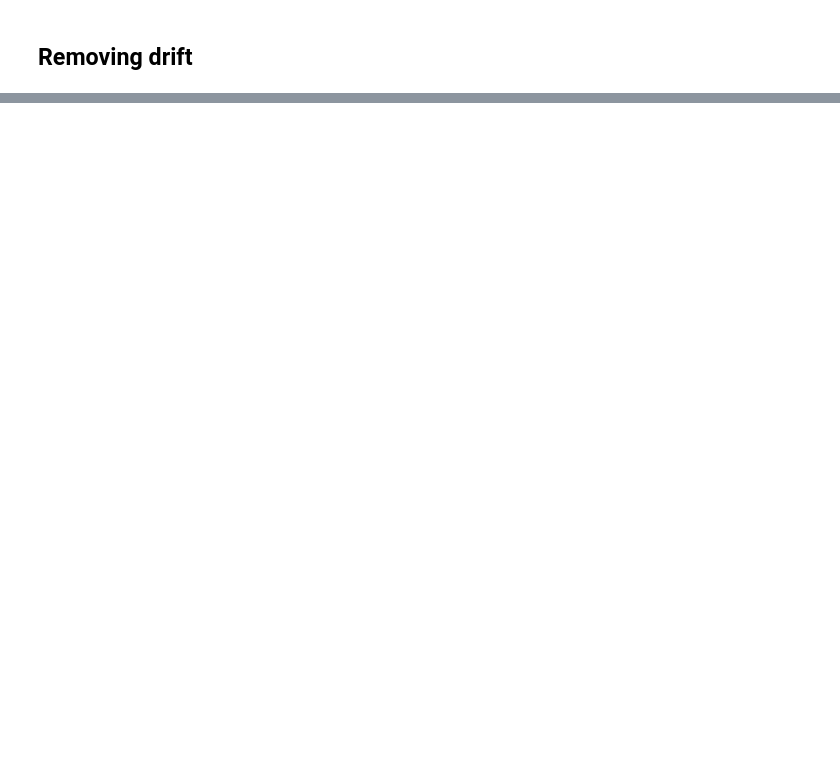
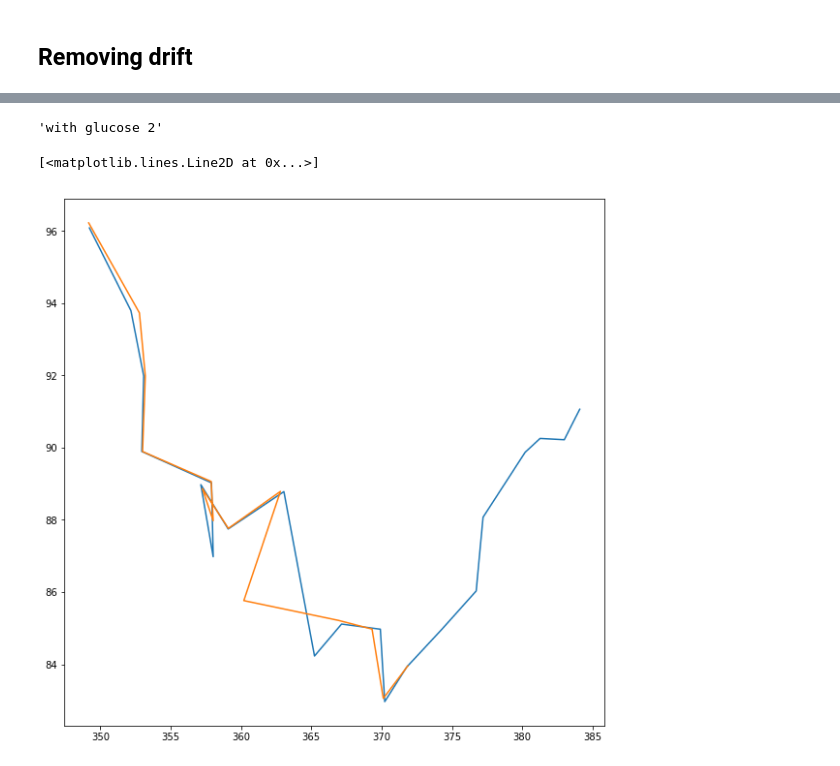
Before and after one commit to henripal/enzyme-focusing, a Jupyter notebook: rev_notebooks/particle_expl.ipynb, the cells around one changed output, grey strips where cells are left out. Drawn from its saved outputs; the diff is of its cells as text; code cells hidden in the pictures; blank space fills up the shorter version.

```diff
--- a/rev_notebooks/particle_expl.ipynb
+++ b/rev_notebooks/particle_expl.ipynb
@@ -72,4 +75,4 @@ KeyError: u'frame'
 # %%
 # now we remove drift from both frames
-#tp.subtract_drift(tl_1, drift=d, inplace=True)
-#tp.subtract_drift(tl_0, drift=d, inplace=True)
+tp.subtract_drift(tl_1, drift=d, inplace=True)
+tp.subtract_drift(tl_0, drift=d, inplace=True)
@@ -149,0 +173,11 @@ d1.plot()
+# %%
+# getting a list of all the base filenames
+root_filenames = []
+
+for filename in os.listdir("../stackdata/"):
+    if not filename.endswith("C=2.tif"):
+        root_filenames.append(filename.split(' - ')[0])
+
+root_filenames = set(root_filenames)
+
+print root_filenames
@@ -149,0 +274,20 @@ d1.plot()
+# %%
+list(root_filenames)[4:5]
+testname = list(set(aggregate_df.filename))[0]
+testname
+# %% [output]
+'with glucose 2'
+# %%
+ha = aggregate_df[aggregate_df.filename == testname]
+ha_0 = ha[ha.channel ==0]
+ha_1 = ha[ha.channel == 1]
+# %%
+pair_id = 0
+test_0 = ha_0[ha_0.pair_id == pair_id]
+test_1 = ha_1[ha_1.pair_id == pair_id]
+fig, ax = plt.subplots()
+ax.plot(test_0.x, test_0.y)
+ax.plot(test_1.x, test_1.y)
+# %% [output]
+[<matplotlib.lines.Line2D at 0x...>]
+[figure, added]
```
Also changed, not shown: parts of 36 cells of this notebook, 6 other files.
